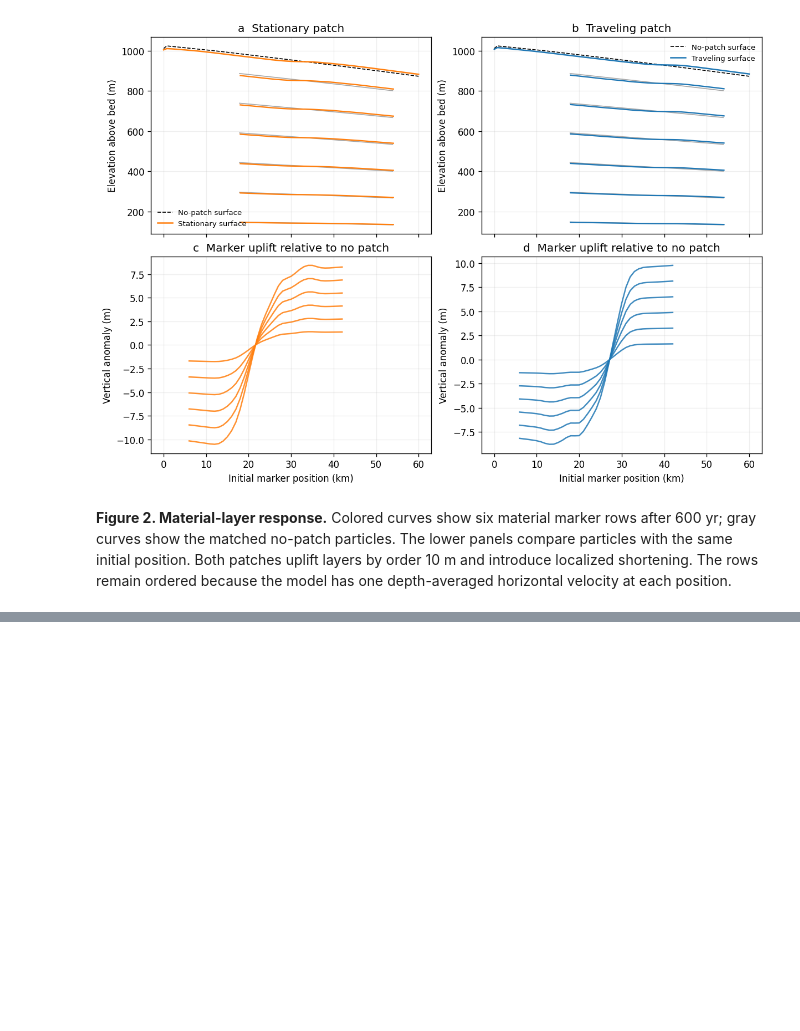
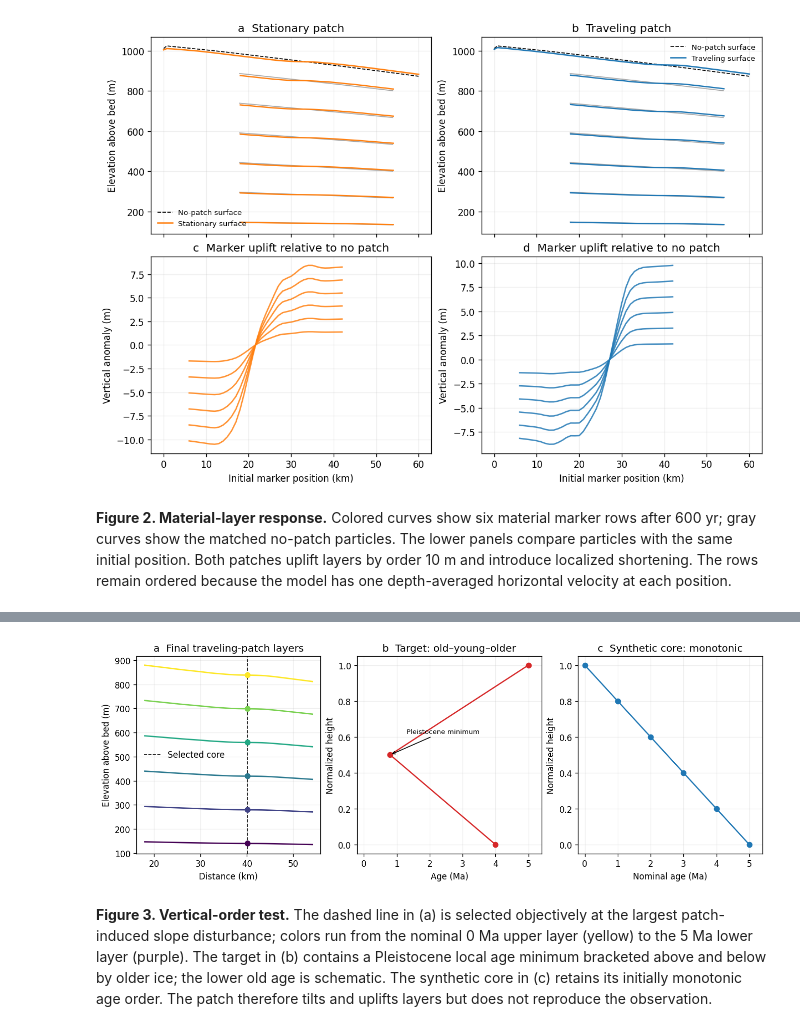
Before and after one commit to bradlipovsky/allan-hills-stratigraphy, a Jupyter notebook: notebooks/basal_slippery_patch.ipynb, the cells around one changed output, grey strips where cells are left out. Saved outputs shown, nothing was run; the diff lists cells and outputs as text; code cells hidden in the pictures; blank space fills up the shorter version.

Commit message:
Test vertical layer order

```diff
--- a/notebooks/basal_slippery_patch.ipynb
+++ b/notebooks/basal_slippery_patch.ipynb
@@ -42,6 +44,8 @@ X_STATIONARY = 30_000.0
 X_PROBE = 30_000.0
 MARKER_X0 = np.linspace(6_000.0, 42_000.0, 37)
 MARKER_FRACTIONS = np.array([0.15, 0.30, 0.45, 0.60, 0.75, 0.90])
+MARKER_AGES_MA = 5.0 * (MARKER_FRACTIONS.max() - MARKER_FRACTIONS) / np.ptp(MARKER_FRACTIONS)
+PLEISTOCENE_LIMIT_MA = 2.58
 
 driving_stress = float(ice_density * gravity) * H_IN * SURFACE_SLOPE
 C0 = driving_stress / U_IN ** (1 / 3)
@@ -306,0 +391,28 @@ The patch is prescribed; no basal thermal or hydrologic feedback creates it. The
+# %%
+fig, axes = plt.subplots(1, 3, figsize=(11, 4), constrained_layout=True)
+age_colors = plt.cm.viridis_r(MARKER_AGES_MA / MARKER_AGES_MA.max())
+for row, (age, color) in enumerate(zip(MARKER_AGES_MA, age_colors)):
+    axes[0].plot(traveling["marker_x"][row] / 1000,
+                 traveling["marker_z"][row], color=color, lw=1.6)
+axes[0].axvline(core_x / 1000, color="k", ls="--", lw=1, label="Selected core")
+axes[0].scatter(np.full_like(core_z, core_x / 1000), core_z,
+                c=core_age, cmap="viridis_r", vmin=0, vmax=5, zorder=3)
+axes[0].set(xlabel="Distance (km)", ylabel="Elevation above bed (m)",
+            title="a  Final traveling-patch layers")
+axes[0].legend(frameon=False)
+
+axes[1].plot(target_age, target_z, "o-", color="tab:red")
+axes[1].annotate("Pleistocene minimum", (target_age[1], target_z[1]),
+                 xytext=(1.3, 0.62), arrowprops={"arrowstyle": "->"}, fontsize=8)
+axes[1].set(xlabel="Age (Ma)", ylabel="Normalized height",
+            title="b  Target: old–young–older", xlim=(-0.2, 5.4), ylim=(-0.05, 1.05))
+
+core_z_normalized = (core_z - core_z.min()) / np.ptp(core_z)
+axes[2].plot(core_age, core_z_normalized, "o-", color="tab:blue")
+axes[2].set(xlabel="Nominal age (Ma)", ylabel="Normalized height",
+            title="c  Synthetic core: monotonic", xlim=(-0.2, 5.4), ylim=(-0.05, 1.05))
+plt.show()
+# %% [output]
+[figure, added]
+# %% [markdown]
+**Figure 3. Vertical-order test.** The dashed line in (a) is selected objectively at the largest patch-induced slope disturbance; colors run from the nominal 0 Ma upper layer (yellow) to the 5 Ma lower layer (purple). The target in (b) contains a Pleistocene local age minimum bracketed above and below by older ice; the lower old age is schematic. The synthetic core in (c) retains its initially monotonic age order. The patch therefore tilts and uplifts layers but does not reproduce the observation.
```
Also changed, not shown: parts of 6 cells of this notebook.
